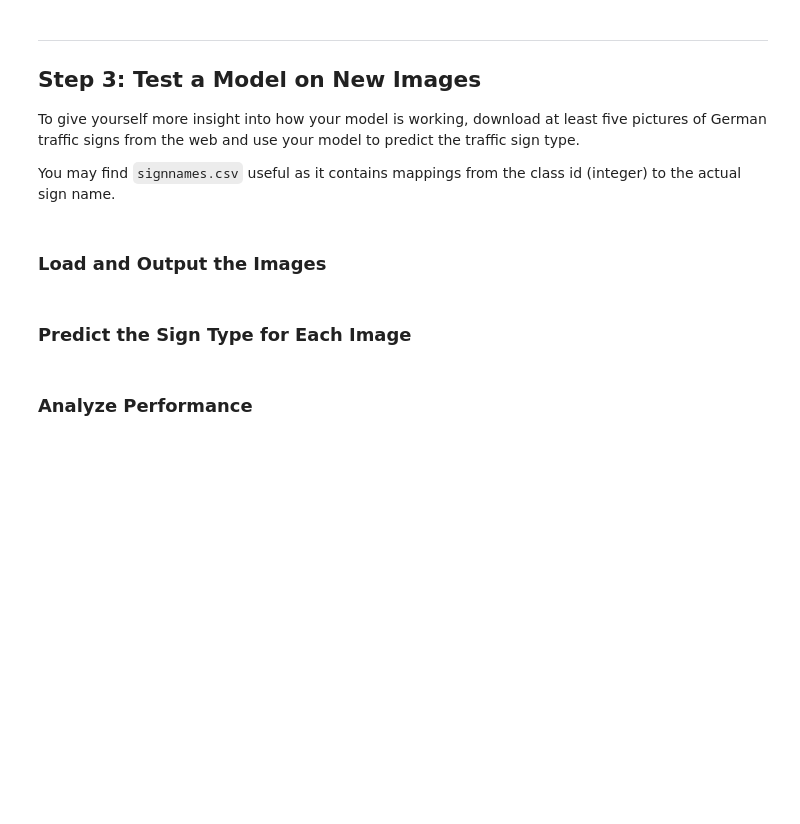
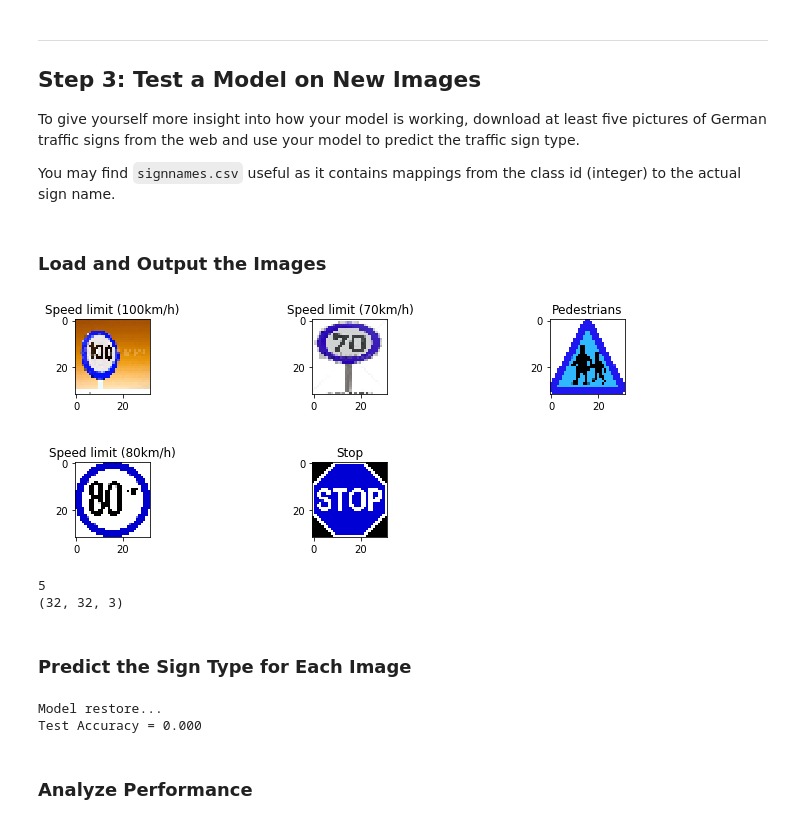
Before and after one commit to asimay/SDC-Traffic-Sign-Classifier, a Jupyter notebook: Traffic_Sign_Classifier.ipynb, the cells around one changed output. Drawn from its saved outputs; the diff is of its cells as text; code cells hidden in the pictures; blank space fills up the shorter version.

```diff
--- a/Traffic_Sign_Classifier.ipynb
+++ b/Traffic_Sign_Classifier.ipynb
@@ -410,9 +534,61 @@ You may find `signnames.csv` useful as it contains mappings from the class id (i
+# %%
+### Load the images and plot them here.
+### Feel free to use as many code cells as needed.
+import matplotlib.image as mpimg
+import os
+import cv2
+import numpy as np
+import matplotlib.pyplot as plt
+
+test_dir_name = "./testImages"
+filenames = ["img1.png", "img2.png", "img3.png", "img4.png", "img5.png"]
+
+test_images = [cv2.imread(test_dir_name + "/" + file) for file in filenames]
+
+#test_images = [cv2.cvtColor(img, cv2.COLOR_RGB2GRAY) if img.shape[-1] else img for img in test_images]
+
+test_images = np.array([cv2.resize(img, (32,32),interpolation=cv2.INTER_CUBIC) for img in test_images])
+
+new_labels = np.array([7, 4, 27, 5, 14], np.int)
+
+plot_images(test_images,rows=2,columns=3,labels=new_labels,labels_dict=sign_labels, random=False)
+
+print(len(test_images))
+print(test_images[0].shape)
+# %% [output]
+[figure, added]
+5
+(32, 32, 3)
 # %% [markdown]
 ### Predict the Sign Type for Each Image
 # %%
 ### Run the predictions here and use the model to output the prediction for each image.
 ### Make sure to pre-process the images with the same pre-processing pipeline used earlier.
 ### Feel free to use as many code cells as needed.
+
+def testevaluate(X_data, y_data):
+    num_examples = len(X_data)
+    total_accuracy = 0
+    sess = tf.get_default_session()
+    for offset in range(0, num_examples, 5):
+        batch_x, batch_y = X_data[offset:offset+5], y_data[offset:offset+5]
+        accuracy = sess.run(accuracy_operation, feed_dict={x: batch_x, y: batch_y, keep_prob:1.0})
+        total_accuracy += (accuracy * len(batch_x))
+    return total_accuracy / num_examples
+
+#saver3 = tf.train.Saver()
+
+with tf.Session() as sess:
+    saver.restore(sess, tf.train.latest_checkpoint('.'))
+    print("Model restore...")
+
+    test_images = pre_process_images(test_images)
+
+    new_test_accuracy = testevaluate(test_images, new_labels)
+    print("Test Accuracy = {:.3f}".format(new_test_accuracy))
+# %% [output]
+Model restore...
+Test Accuracy = 0.000
 # %% [markdown]
 ### Analyze Performance
 # %%
```
Also changed, not shown: parts of 17 cells of this notebook.
